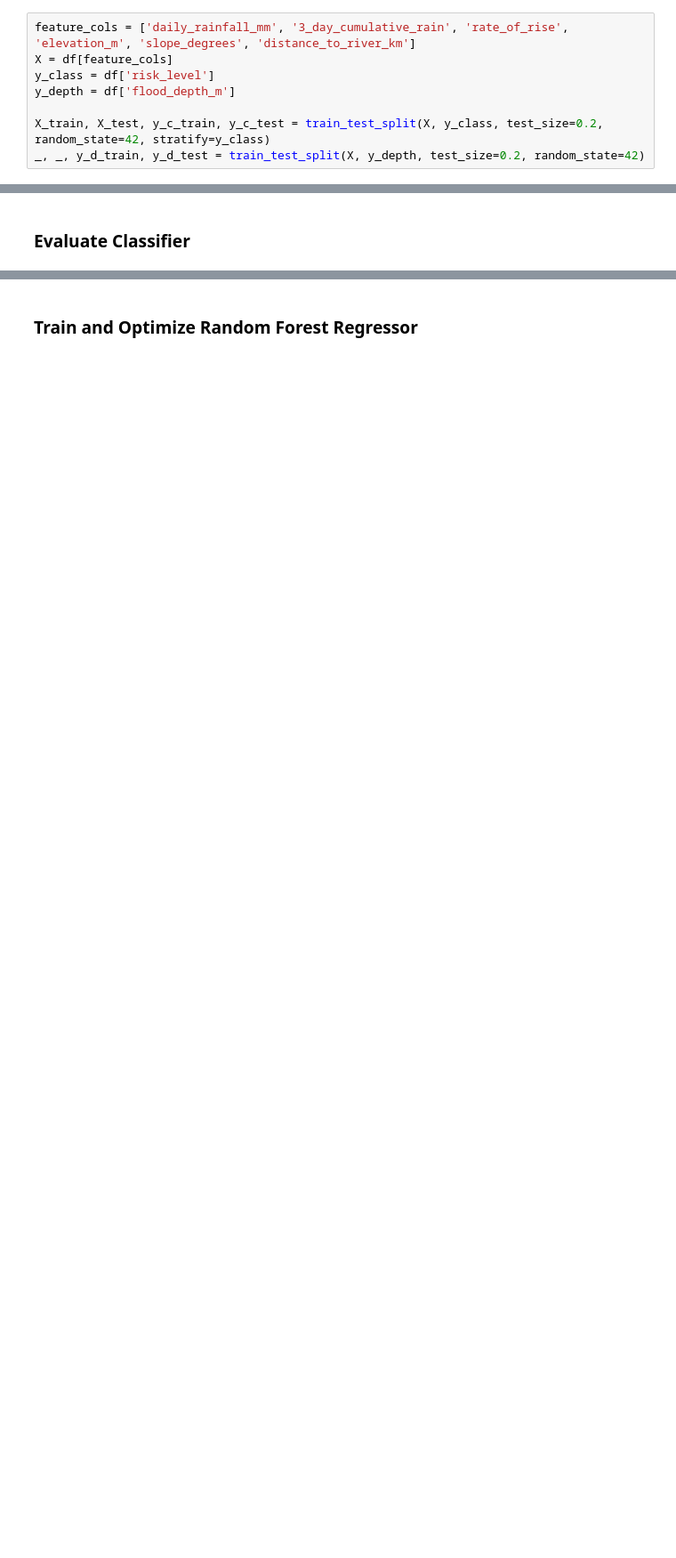
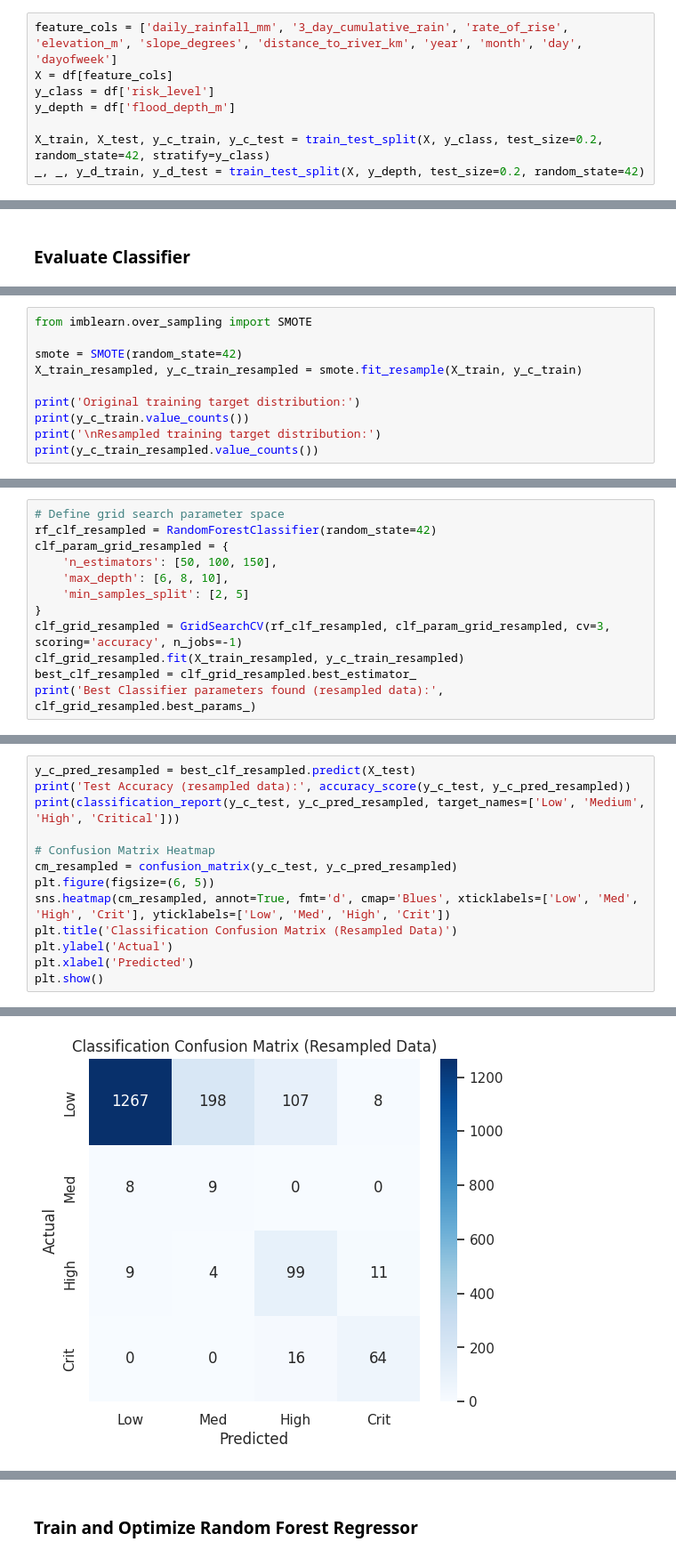
Before and after one commit to NadeekaSA/AI-Powered-Flood-Risk-Prediction-and-Early-Warning-System-for-Sri-Lanka, a Jupyter notebook: backend/dataset/flood_eda.ipynb, the cells around one changed output, grey strips where cells are left out. Shown at 89% size. Drawn from its saved outputs; the diff is of its cells as text; blank space fills up the shorter version.

Commit message:
Updated notebook for trained models

```diff
--- a/backend/dataset/flood_eda.ipynb
+++ b/backend/dataset/flood_eda.ipynb
@@ -70,7 +181,7 @@ plt.show()
 # %% [markdown]
 ## 5. Model Training & Hyperparameter Tuning
 # %%
-feature_cols = ['daily_rainfall_mm', '3_day_cumulative_rain', 'rate_of_rise', 'elevation_m', 'slope_degrees', 'distance_to_river_km']
+feature_cols = ['daily_rainfall_mm', '3_day_cumulative_rain', 'rate_of_rise', 'elevation_m', 'slope_degrees', 'distance_to_river_km', 'year', 'month', 'day', 'dayofweek']
 X = df[feature_cols]
 y_class = df['risk_level']
 y_depth = df['flood_depth_m']
@@ -108,0 +239,10 @@ plt.show()
+# %%
+from imblearn.over_sampling import SMOTE
+
+smote = SMOTE(random_state=42)
+X_train_resampled, y_c_train_resampled = smote.fit_resample(X_train, y_c_train)
+
+print('Original training target distribution:')
+print(y_c_train.value_counts())
+print('\nResampled training target distribution:')
+print(y_c_train_resampled.value_counts())
@@ -108,0 +269,12 @@ plt.show()
+# %%
+# Define grid search parameter space
+rf_clf_resampled = RandomForestClassifier(random_state=42)
+clf_param_grid_resampled = {
+    'n_estimators': [50, 100, 150],
+    'max_depth': [6, 8, 10],
+    'min_samples_split': [2, 5]
+}
+clf_grid_resampled = GridSearchCV(rf_clf_resampled, clf_param_grid_resampled, cv=3, scoring='accuracy', n_jobs=-1)
+clf_grid_resampled.fit(X_train_resampled, y_c_train_resampled)
+best_clf_resampled = clf_grid_resampled.best_estimator_
+print('Best Classifier parameters found (resampled data):', clf_grid_resampled.best_params_)
@@ -108,0 +287,14 @@ plt.show()
+# %%
+y_c_pred_resampled = best_clf_resampled.predict(X_test)
+print('Test Accuracy (resampled data):', accuracy_score(y_c_test, y_c_pred_resampled))
+print(classification_report(y_c_test, y_c_pred_resampled, target_names=['Low', 'Medium', 'High', 'Critical']))
+
+# Confusion Matrix Heatmap
+cm_resampled = confusion_matrix(y_c_test, y_c_pred_resampled)
+plt.figure(figsize=(6, 5))
+sns.heatmap(cm_resampled, annot=True, fmt='d', cmap='Blues', xticklabels=['Low', 'Med', 'High', 'Crit'], yticklabels=['Low', 'Med', 'High', 'Crit'])
+plt.title('Classification Confusion Matrix (Resampled Data)')
+plt.ylabel('Actual')
+plt.xlabel('Predicted')
+plt.show()
+# %% [output]
@@ -108,0 +312 @@ plt.show()
+[figure, added]
```
Also changed, not shown: parts of 48 cells of this notebook.
